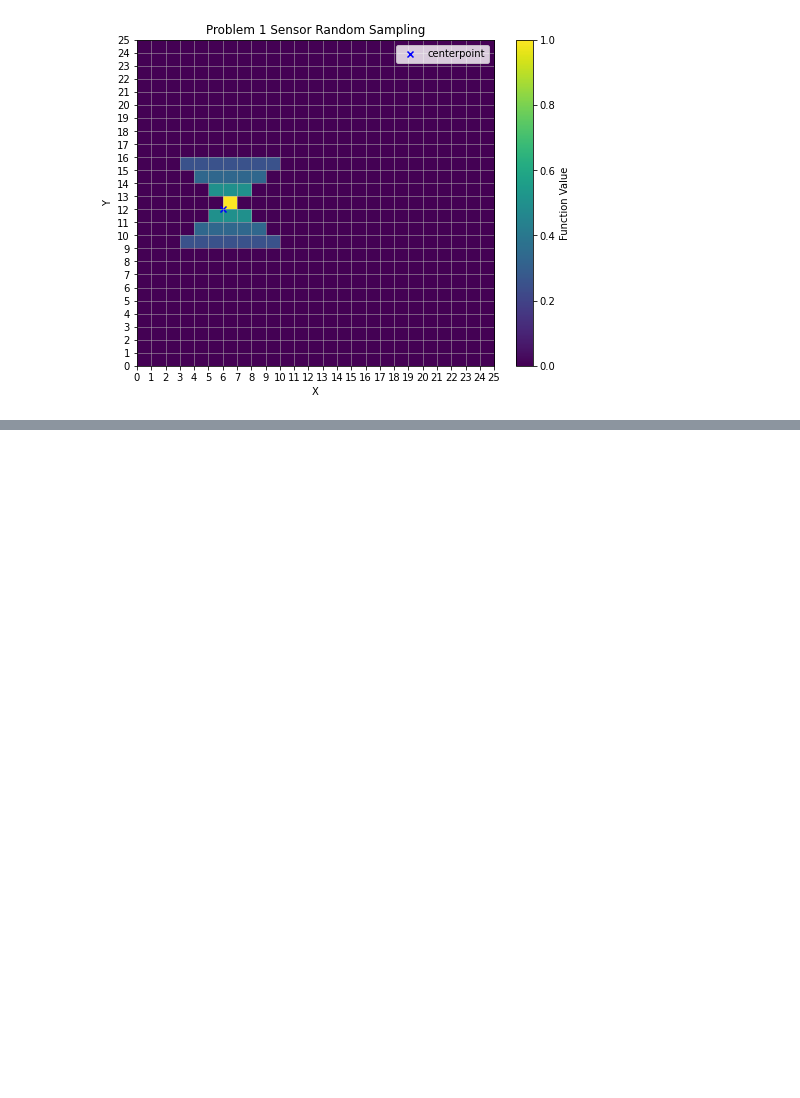
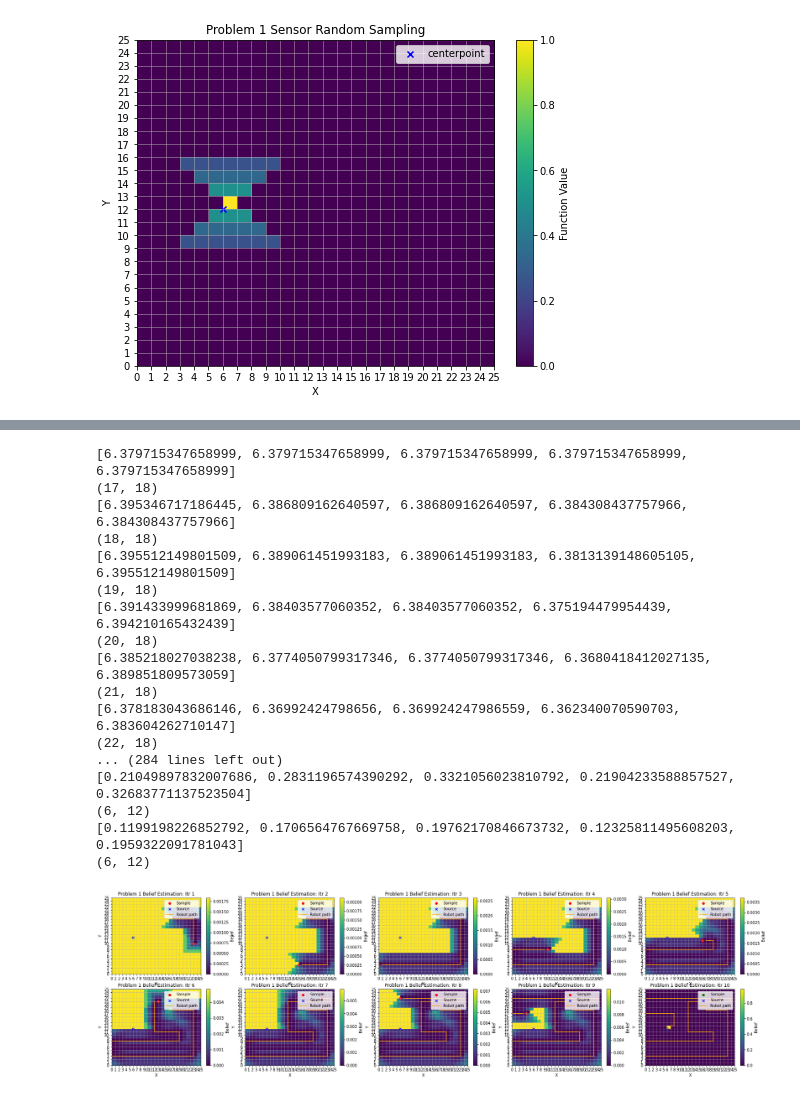
Before and after one commit to Schelbert197/active_learning, a Jupyter notebook: homework2.ipynb, the cells around one changed output, grey strips where cells are left out. Cells and saved outputs as stored; diff of their text form; code cells hidden in the pictures; blank space fills up the shorter version.

Commit message:
Finished infotaxis

```diff
--- a/homework2.ipynb
+++ b/homework2.ipynb
@@ -212,5 +210,0 @@ plt.show()
-# %%
-# Problem 2 Infotaxis
-
-def choose_direction():
-    print('Im not done yet')
@@ -216,0 +261,41 @@ def choose_direction():
+# %%
+# Problem 2
+
+initial_prior = 1/(X.shape[1] * X.shape[0])
+B2 = np.ones_like(X) * initial_prior  # Initialize array for prior belief
+
+plt.figure(figsize=(30, 8))  # Adjust figure size as needed
+
+curr_sample2 = [17, 18]
+x_vals2 = []
+y_vals2 = []
+# Iteratively generate and plot results for different samples
+for i in range(10):  # Change the range according to the desired number of iterations
+    for j in range(15):
+        x_vals2.append(curr_sample2[0])
+        y_vals2.append(curr_sample2[1])
+        curr_sample2 = choose_direction(curr_sample2, B2)
+        curr_result2 = generate_one_result(curr_sample2)
+        prob_sum2 = compute_prob_sum(X, Y, curr_sample2, curr_result2, B2)
+        B2 = update_belief(curr_sample2, curr_result2, B2, prob_sum2)
+    plot_iteration(curr_sample2, B2, curr_result2, x_vals2, y_vals2, subplot_index=i+1)
+plt.show()
+# %% [output]
+[6.379715347658999, 6.379715347658999, 6.379715347658999, 6.379715347658999, 6.379715347658999]
+(17, 18)
+[6.395346717186445, 6.386809162640597, 6.386809162640597, 6.384308437757966, 6.384308437757966]
+(18, 18)
+[6.395512149801509, 6.389061451993183, 6.389061451993183, 6.3813139148605105, 6.395512149801509]
+(19, 18)
+[6.391433999681869, 6.38403577060352, 6.38403577060352, 6.375194479954439, 6.394210165432439]
+(20, 18)
+[6.385218027038238, 6.3774050799317346, 6.3774050799317346, 6.3680418412027135, 6.389851809573059]
+(21, 18)
+[6.378183043686146, 6.36992424798656, 6.369924247986559, 6.362340070590703, 6.383604262710147]
+(22, 18)
+... (284 lines left out)
+[0.21049897832007686, 0.2831196574390292, 0.3321056023810792, 0.21904233588857527, 0.32683771137523504]
+(6, 12)
+[0.1199198226852792, 0.1706564767669758, 0.19762170846673732, 0.12325811495608203, 0.1959322091781043]
+(6, 12)
+[figure, added]
```
Also changed, not shown: parts of 3 cells of this notebook.
